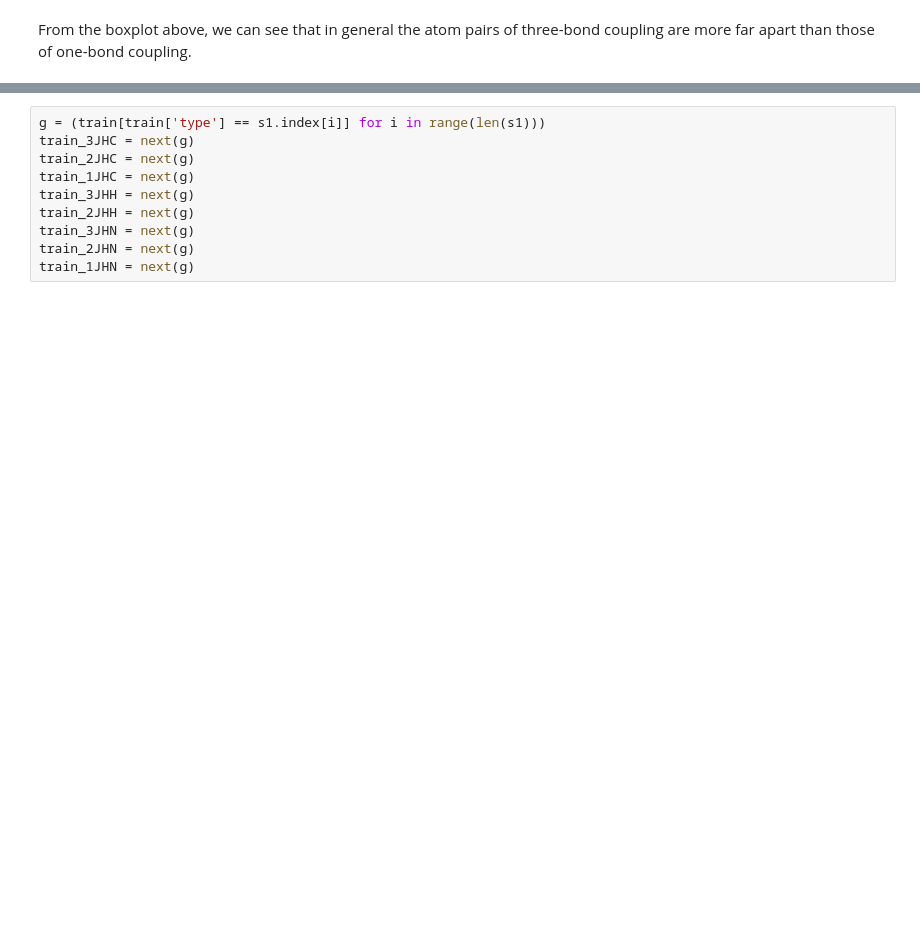
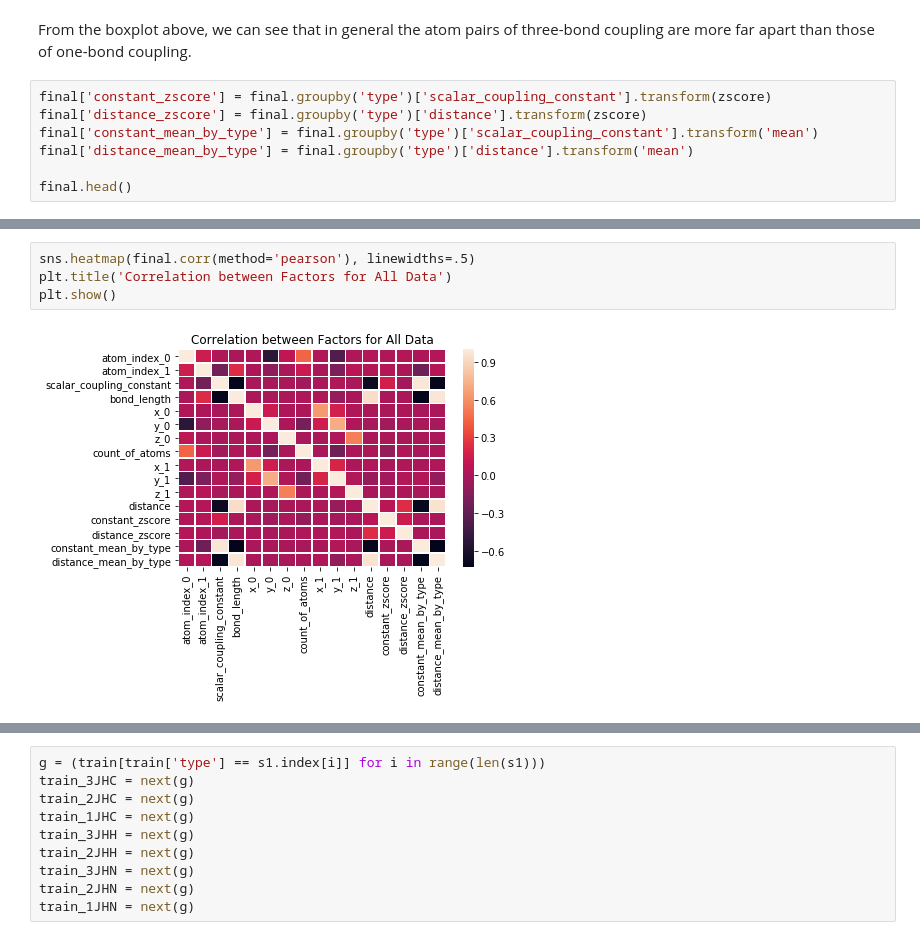
Before and after one commit to jlzhang93/Capstone1_predicting_molecular_properties, a Jupyter notebook: Capstone_predicting_molecular_properties.ipynb, the cells around one changed output, grey strips where cells are left out. Saved outputs shown, nothing was run; the diff lists cells and outputs as text; blank space fills up the shorter version.

```diff
--- a/Capstone_predicting_molecular_properties.ipynb
+++ b/Capstone_predicting_molecular_properties.ipynb
@@ -237,2 +285,9 @@ plt.show()
 # %% [markdown]
 From the boxplot above, we can see that in general the atom pairs of three-bond coupling are more far apart than those of one-bond coupling.
+# %%
+final['constant_zscore'] = final.groupby('type')['scalar_coupling_constant'].transform(zscore)
+final['distance_zscore'] = final.groupby('type')['distance'].transform(zscore)
+final['constant_mean_by_type'] = final.groupby('type')['scalar_coupling_constant'].transform('mean')
+final['distance_mean_by_type'] = final.groupby('type')['distance'].transform('mean')
+
+final.head()
@@ -238,0 +302,6 @@ From the boxplot above, we can see that in general the atom pairs of three-bond
+# %%
+sns.heatmap(final.corr(method='pearson'), linewidths=.5)
+plt.title('Correlation between Factors for All Data')
+plt.show()
+# %% [output]
+[figure, added]
```
Also changed, not shown: parts of 20 cells of this notebook.
